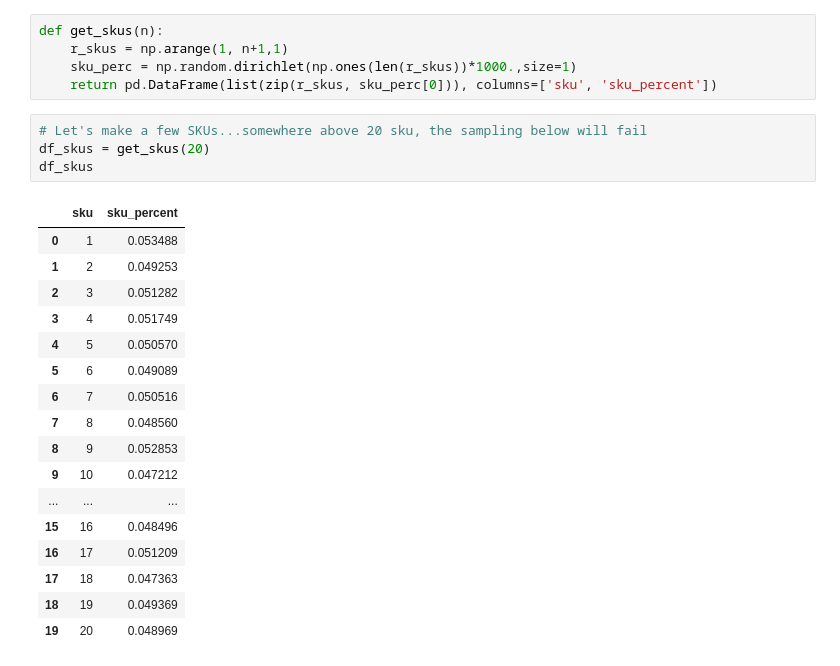
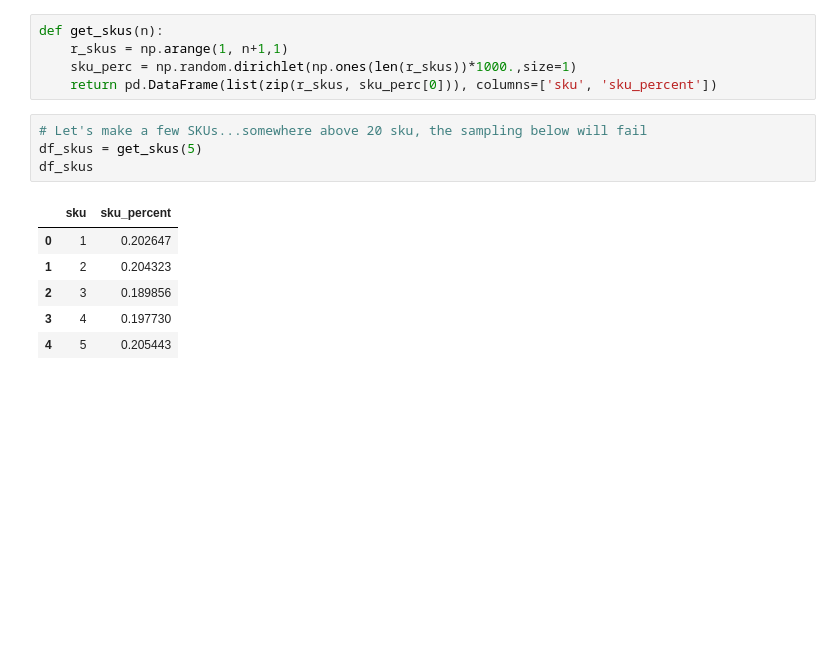
Before and after one commit to clausherther/public, a Jupyter notebook: SKU MCMC Test.ipynb, the cells around one changed output. Drawn from its saved outputs; the diff is of its cells as text; blank space fills up the shorter version.

```diff
--- a/SKU MCMC Test.ipynb
+++ b/SKU MCMC Test.ipynb
@@ -19,24 +19,13 @@ def get_skus(n):
     return pd.DataFrame(list(zip(r_skus, sku_perc[0])), columns=['sku', 'sku_percent'])
 # %%
 # Let's make a few SKUs...somewhere above 20 sku, the sampling below will fail
-df_skus = get_skus(20)
+df_skus = get_skus(5)
 df_skus
 # %% [output]
 |  | sku | sku_percent |
-| 0 | 1 | 0.053488 |
-| 1 | 2 | 0.049253 |
-| 2 | 3 | 0.051282 |
-| 3 | 4 | 0.051749 |
-| 4 | 5 | 0.050570 |
-| 5 | 6 | 0.049089 |
-| 6 | 7 | 0.050516 |
-| 7 | 8 | 0.048560 |
-| 8 | 9 | 0.052853 |
-| 9 | 10 | 0.047212 |
-| ... | ... | ... |
-| 15 | 16 | 0.048496 |
-| 16 | 17 | 0.051209 |
-| 17 | 18 | 0.047363 |
-| 18 | 19 | 0.049369 |
-| 19 | 20 | 0.048969 |
+| 0 | 1 | 0.202647 |
+| 1 | 2 | 0.204323 |
+| 2 | 3 | 0.189856 |
+| 3 | 4 | 0.197730 |
+| 4 | 5 | 0.205443 |
 # %%
```
Also changed, not shown: parts of 2 cells of this notebook, 1 other file.
